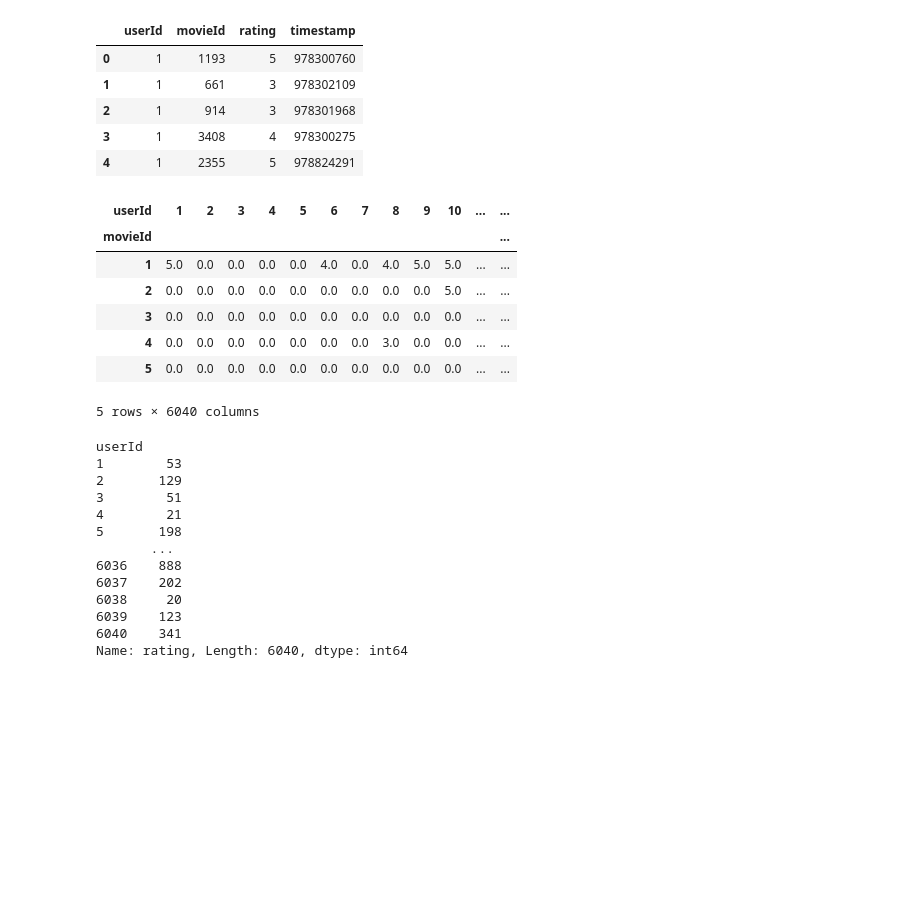
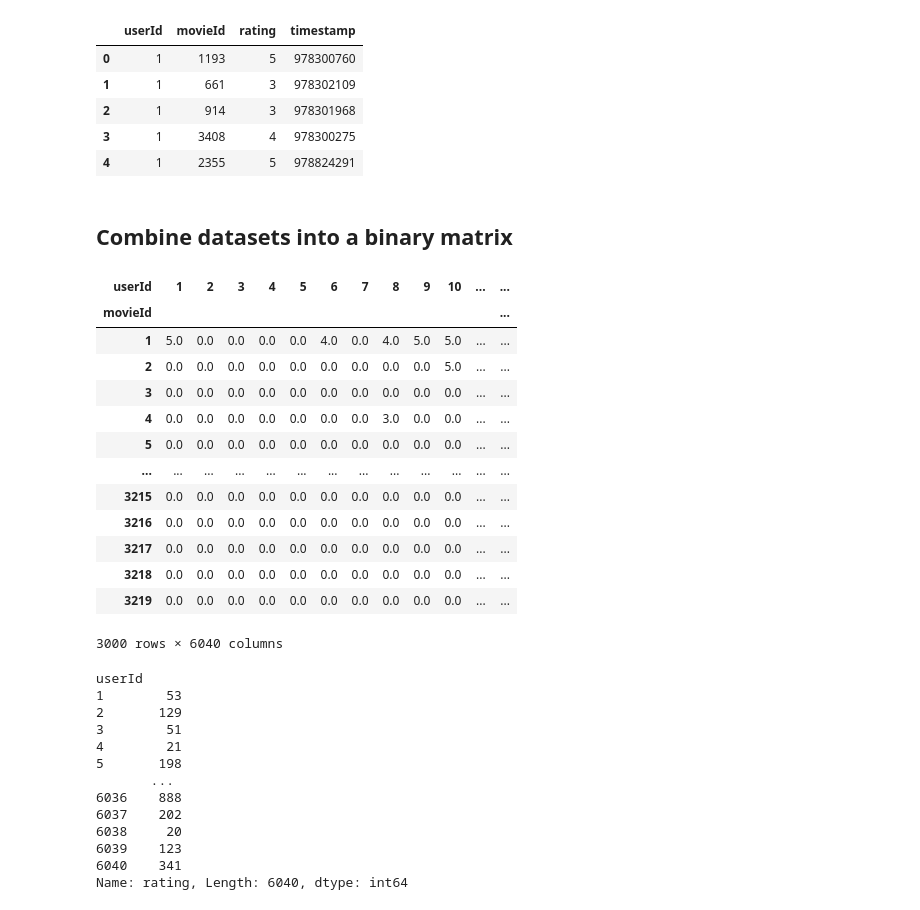
Before and after one commit to vl4duu/Dissertation, a Jupyter notebook: notebooks/Collaborative filtering with movie input.ipynb, the cells around one changed output. Drawn from its saved outputs; the diff is of its cells as text; code cells hidden in the pictures; blank space fills up the shorter version.

```diff
--- a/notebooks/Collaborative filtering with movie input.ipynb
+++ b/notebooks/Collaborative filtering with movie input.ipynb
@@ -31,20 +34,28 @@ ratings.head()
 | 2 | 1 | 914 | 3 | 978301968 |
 | 3 | 1 | 3408 | 4 | 978300275 |
 | 4 | 1 | 2355 | 5 | 978824291 |
+# %% [markdown]
+## Combine datasets into a binary matrix
 # %%
 final_dataset = ratings.pivot(index='movieId',columns='userId',values='rating')
 final_dataset.fillna(0,inplace=True)
 
-final_dataset.head()
+final_dataset.head(3000)
 # %% [output]
 | userId | 1 | 2 | 3 | 4 | 5 | 6 | 7 | 8 | 9 | 10 | ... | ... |
 | movieId |  |  |  |  |  |  |  |  |  |  |  | ... |
 | 1 | 5.0 | 0.0 | 0.0 | 0.0 | 0.0 | 4.0 | 0.0 | 4.0 | 5.0 | 5.0 | ... | ... |
 | 2 | 0.0 | 0.0 | 0.0 | 0.0 | 0.0 | 0.0 | 0.0 | 0.0 | 0.0 | 5.0 | ... | ... |
 | 3 | 0.0 | 0.0 | 0.0 | 0.0 | 0.0 | 0.0 | 0.0 | 0.0 | 0.0 | 0.0 | ... | ... |
 | 4 | 0.0 | 0.0 | 0.0 | 0.0 | 0.0 | 0.0 | 0.0 | 3.0 | 0.0 | 0.0 | ... | ... |
 | 5 | 0.0 | 0.0 | 0.0 | 0.0 | 0.0 | 0.0 | 0.0 | 0.0 | 0.0 | 0.0 | ... | ... |
+| ... | ... | ... | ... | ... | ... | ... | ... | ... | ... | ... | ... | ... |
+| 3215 | 0.0 | 0.0 | 0.0 | 0.0 | 0.0 | 0.0 | 0.0 | 0.0 | 0.0 | 0.0 | ... | ... |
+| 3216 | 0.0 | 0.0 | 0.0 | 0.0 | 0.0 | 0.0 | 0.0 | 0.0 | 0.0 | 0.0 | ... | ... |
+| 3217 | 0.0 | 0.0 | 0.0 | 0.0 | 0.0 | 0.0 | 0.0 | 0.0 | 0.0 | 0.0 | ... | ... |
+| 3218 | 0.0 | 0.0 | 0.0 | 0.0 | 0.0 | 0.0 | 0.0 | 0.0 | 0.0 | 0.0 | ... | ... |
+| 3219 | 0.0 | 0.0 | 0.0 | 0.0 | 0.0 | 0.0 | 0.0 | 0.0 | 0.0 | 0.0 | ... | ... |
-5 rows × 6040 columns
+3000 rows × 6040 columns
 # %%
 no_user_voted = ratings.groupby('movieId')['rating'].agg('count')
 no_movies_voted = ratings.groupby('userId')['rating'].agg('count')
```
Also changed, not shown: parts of 8 cells of this notebook, 4 other files.
